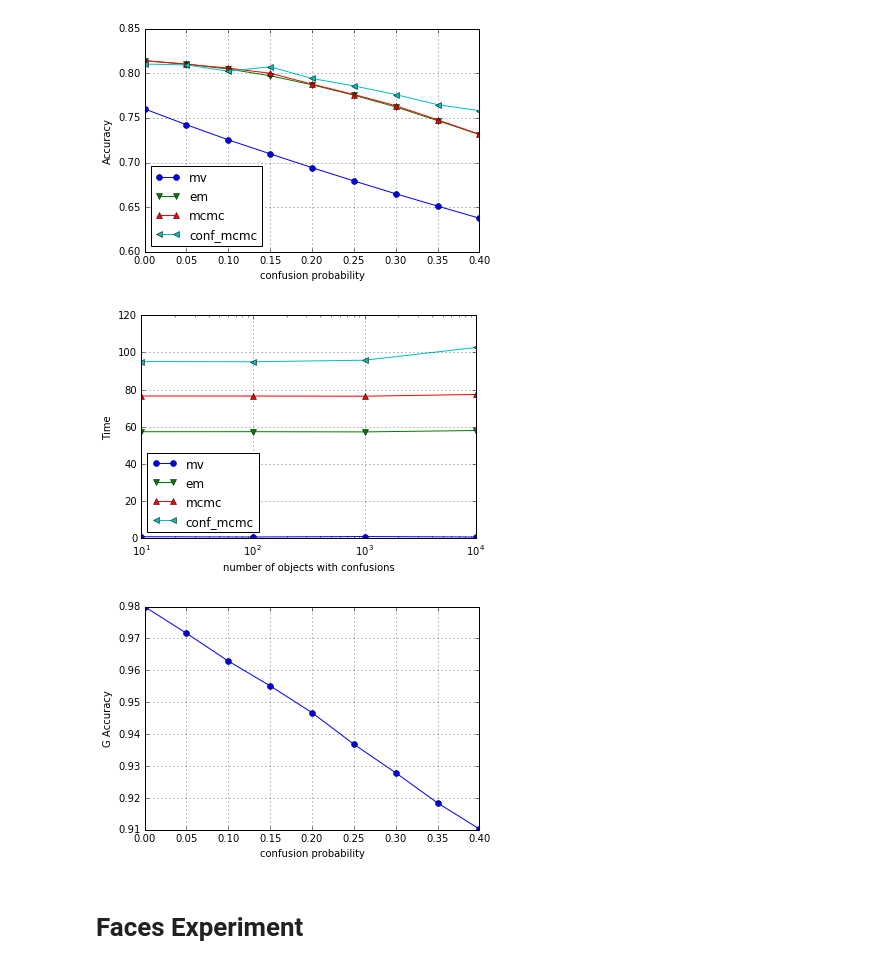
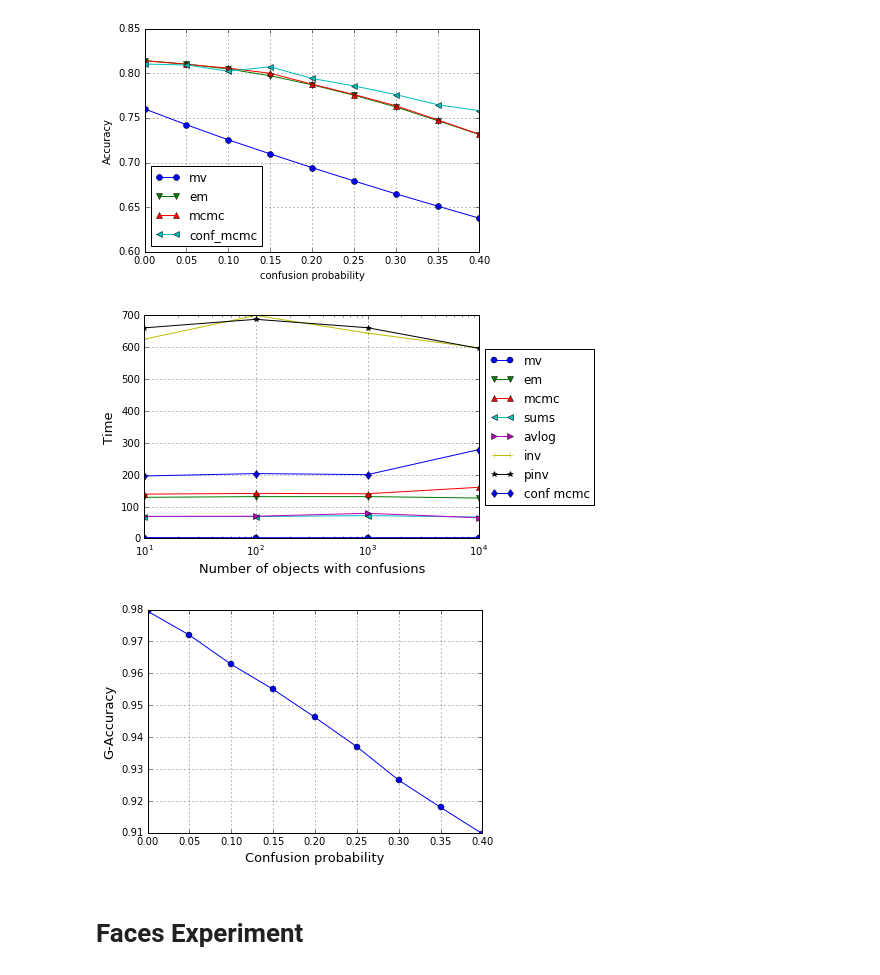
Before and after one commit to Evgeneus/fuzzy-data-fusion, a Jupyter notebook: experiment/notebooks/experiments.ipynb, the cells around one changed output. Saved outputs shown, nothing was run; the diff lists cells and outputs as text; code cells hidden in the pictures.

```diff
--- a/experiment/notebooks/experiments.ipynb
+++ b/experiment/notebooks/experiments.ipynb
@@ -3,7 +3,8 @@
 import pandas as pd
 import matplotlib.pyplot as plt
 
-work_dir = '../../data/synthetic/'
+
+work_dir = '../../data/results/'
 img_dir = '../../data/img/'
 
 synthetic_accuracy_binary = pd.read_csv(work_dir+'synthetic_accuracy_binary.csv', index_col='conf_probs')
@@ -14,8 +15,8 @@ synthetic_convergence = pd.read_csv(work_dir+'synthetic_convergence.csv', index_
 synthetic_values = pd.read_csv(work_dir+'synthetic_values.csv', index_col='number of distinct values per object')
 synthetic_accuracy_g = pd.read_csv(work_dir+'accuracy_g_transposed.csv', index_col='Accuracy of sources')
 
-# flight_accuracy = pd.read_csv(work_dir+'flight_accuracy.csv', index_col='confusion probability')
-# flight_efficiency = pd.read_csv(work_dir+'flight_efficiency.csv', index_col='number of objects with confusions')
+flight_accuracy = pd.read_csv(work_dir+'flight_accuracy.csv', index_col='G')
+flight_efficiency = pd.read_csv(work_dir+'flight_efficiency.csv', index_col='Number of objects with confusions')
 
 # face_accuracy = pd.read_csv(work_dir+'face_accuracy.csv')
 # %% [markdown]
@@ -149,23 +150,25 @@ fig.savefig(work_dir+'flight_accuracy.pdf')
 # %% [output]
 [figure]
 # %%
-ax = flight_efficiency[['mv', 'em', 'mcmc', 'conf_mcmc']].plot(linestyle='-',
-                                                          style=['o', 'v', '^', '<'],
+ax = flight_efficiency[['mv', 'em', 'mcmc', 'sums', 'avlog', 'inv', 'pinv', 'conf mcmc']].plot(linestyle='-',
+                                                          style=['o', 'v', '^', '<', '>', '+', '*', 'd'],
                                                           grid='on', logx=True)
-ax.set_ylabel('Time')
-
+ax.set_ylabel('Time', fontsize=13)
+ax.set_xlabel('Number of objects with confusions', fontsize=13)
+ax.legend(loc='center left', bbox_to_anchor=(1, 0.5)) #, bbox_to_anchor=(1, 0.5)
 fig = ax.get_figure()
-fig.savefig(work_dir+'flight_efficiency.pdf')
+fig.savefig(img_dir+'flight_efficiency.pdf', bbox_inches='tight')
 # %% [output]
-[figure, old version]
+[figure, new version]
 # %%
-ax = flight_accuracy.G.plot(linestyle='-', style=['o'], grid='on')
-ax.set_ylabel('G Accuracy')
-
+ax = flight_accuracy.plot(linestyle='-', style=['o'], grid='on', ylim=[0.91, 0.98])
+ax.set_ylabel('G-Accuracy', fontsize=13)
+ax.set_xlabel('Confusion probability', fontsize=13)
+ax.legend_.remove()
 fig = ax.get_figure()
-fig.savefig(work_dir+'flight_G.pdf')
+fig.savefig(img_dir+'flight_G.pdf')
 # %% [output]
-[figure, old version]
+[figure, new version]
 # %% [markdown]
 # Faces Experiment
 # %%
```
Also changed, not shown: parts of 5 cells of this notebook, 2 other files.
